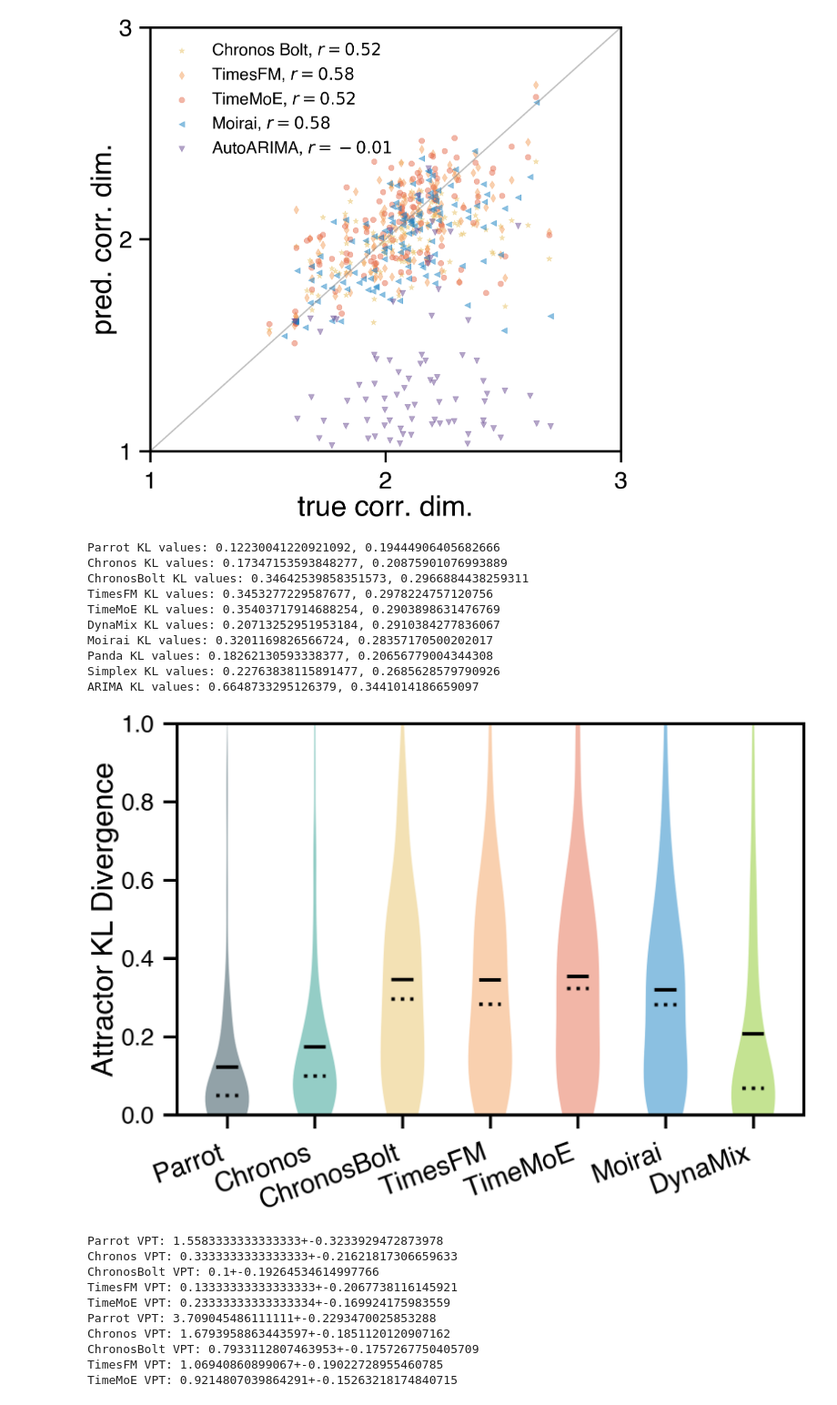
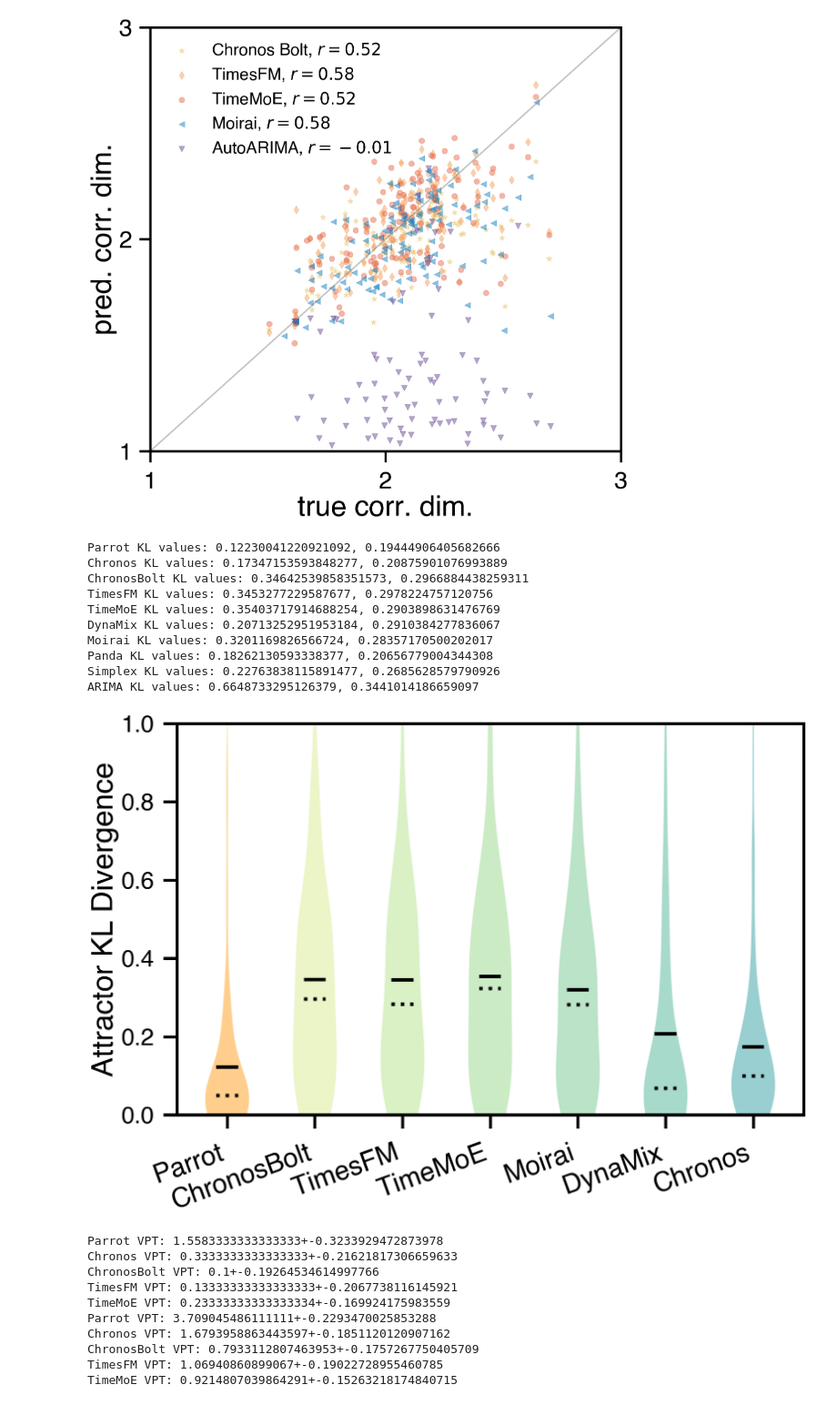
Before and after one commit to y-z-zhang/parroting, a Jupyter notebook: analysis/analysis_fixed_context_length.ipynb, the cells around one changed output. Shown at 91% size. Drawn from its saved outputs; the diff is of its cells as text; code cells hidden in the pictures.

Commit message:
updated plots

```diff
--- a/analysis/analysis_fixed_context_length.ipynb
+++ b/analysis/analysis_fixed_context_length.ipynb
@@ -1052,7 +1053,7 @@ print(f"Simplex KL values: {np.mean(simplex_kl_values)}, {np.std(simplex_kl_valu
 print(f"ARIMA KL values: {np.mean(arima_kl_values)}, {np.std(arima_kl_values)}")
 
 violin = ax.violinplot(
-    [Parrot_kl_values, Chronos_kl_values, ChronosBolt_kl_values, TimesFM_kl_values, TimeMoE_kl_values, moirai_kl_values, dynamix_kl_values],# simplex_kl_values, arima_kl_values],
+    [Parrot_kl_values, ChronosBolt_kl_values, TimesFM_kl_values, TimeMoE_kl_values, moirai_kl_values, dynamix_kl_values, Chronos_kl_values],# simplex_kl_values, arima_kl_values],
     showmeans=True, showmedians=True, showextrema=False
 )
 
@@ -1062,7 +1063,8 @@ if 'cmeans' in violin and violin['cmeans'] is not None:
 if 'cmedians' in violin and violin['cmedians'] is not None:
     violin['cmedians'].set_linestyle(':')
 
-colors = ["#264653", "#2a9d8f", "#e9c46a", "#f4a261", "#e76f51", "#1982c4", "#8ac926", "#ff1654", "#6a4c93"]
+# Color scheme updated to match the first plot
+colors = ["#ff9f1c", "#d9ed92ff", "#b5e48cff", "#99d98cff", "#76c893ff", "#52b69aff", "#34a0a4ff", "#168aadff", "#1a759fff", "#1e6091ff", "#184e77ff"]
 for i, body in enumerate(violin['bodies']):
     body.set_facecolor(colors[i])
     body.set_alpha(0.5)
@@ -1070,36 +1072,36 @@ for partname in ('cbars', 'cmedians', 'cmeans', 'cmaxes', 'cmins'):
     vp = violin.get(partname)
     if vp is not None:
         vp.set_linewidth(6)
         vp.set_edgecolor('black')
 
 plt.ylim([0, 1])
 
 ax.set_xticks([1, 2, 3, 4, 5, 6, 7])
 #ax.set_xticklabels(['Parrot', 'Chronos', 'ChronosBolt', 'TimesFM', 'TimeMoE', 'DynaMix'], fontsize=35)
 ax.set_xticklabels(
-    ['Parrot', 'Chronos', 'ChronosBolt', 'TimesFM', 'TimeMoE', 'Moirai', 'DynaMix'],# 'Simplex', 'AutoARIMA'],
+    ['Parrot', 'ChronosBolt', 'TimesFM', 'TimeMoE', 'Moirai', 'DynaMix', 'Chronos'],# 'Simplex', 'AutoARIMA'],
     fontsize=45,
     rotation=20,         # or 45 / 60 / 90
     ha='right'           # aligns the text so it doesn’t overlap
 )
 
 plt.gca().tick_params(axis='y', pad=15, size=23, width=5)
 plt.gca().tick_params(axis='x', pad=20, size=23, width=5)
 
 fig.set_tight_layout(True)
-#plt.savefig(f'kl_compare.pdf', bbox_inches='tight')
+plt.savefig(f'kl_compare.pdf', bbox_inches='tight')
 # %% [output]
 Parrot KL values: 0.12230041220921092, 0.19444906405682666
 Chronos KL values: 0.17347153593848277, 0.20875901076993889
 ChronosBolt KL values: 0.34642539858351573, 0.2966884438259311
 TimesFM KL values: 0.3453277229587677, 0.2978224757120756
 TimeMoE KL values: 0.35403717914688254, 0.2903898631476769
 DynaMix KL values: 0.20713252951953184, 0.2910384277836067
 Moirai KL values: 0.3201169826566724, 0.28357170500202017
 Panda KL values: 0.18262130593338377, 0.20656779004344308
 Simplex KL values: 0.22763838115891477, 0.2685628579790926
 ARIMA KL values: 0.6648733295126379, 0.3441014186659097
-[figure, old version]
+[figure, new version]
 # %%
 context_length = 512
 Parrot_median_vpt_all = [Parrot_median_vpt[(equation_name, context_length)] for equation_name, ctx in Parrot_median_vpt.keys() if ctx == context_length]
```
Also changed, not shown: parts of 1 cell of this notebook, 2 other files.
